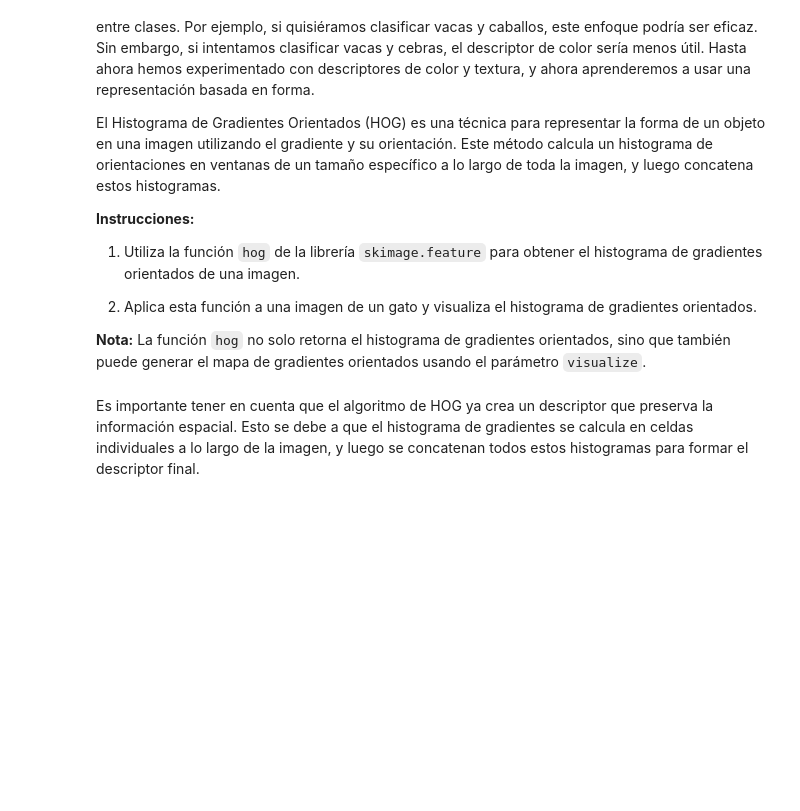
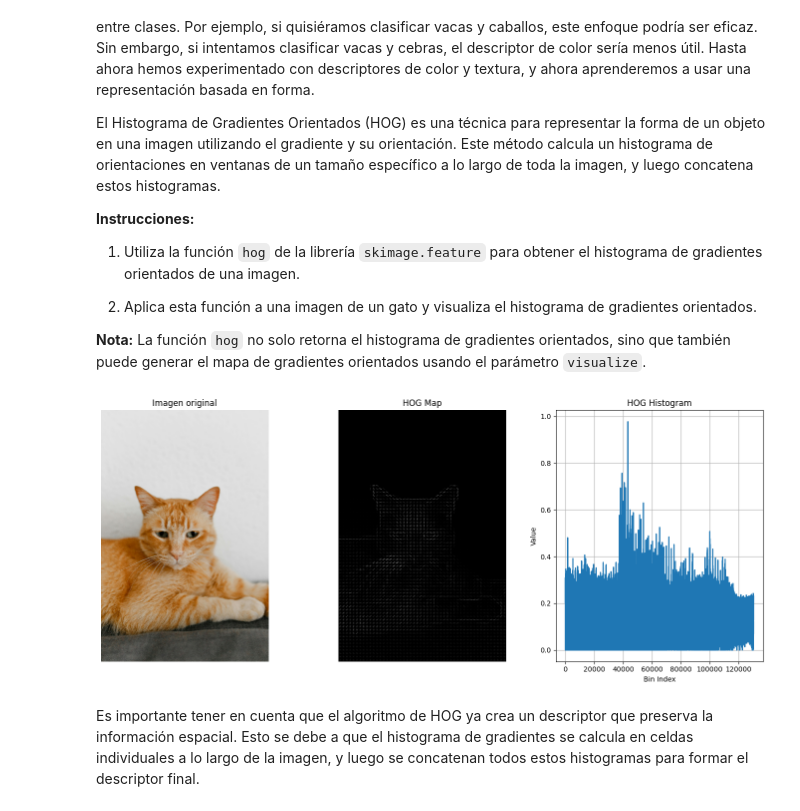
Before and after one commit to JuanFe202122431/Miniproyecto3, a Jupyter notebook: Entrega 3.ipynb, the cells around one changed output. Drawn from its saved outputs; the diff is of its cells as text; code cells hidden in the pictures; blank space fills up the shorter version.

```diff
--- a/Entrega 3.ipynb
+++ b/Entrega 3.ipynb
@@ -336,8 +359,41 @@ El Histograma de Gradientes Orientados (HOG) es una técnica para representar la
 # %%
 hist_hog='' #Histograma de gradientes de la imagen
 hog_map='' #Imagen de mapa de histogramas de gradientes
 # YOUR CODE HERE
-raise NotImplementedError()
+# Cargar imagen
+img = cv2.imread("gato_chill.jpg")
+
+# Preprocesar (cambiar a RGB y redimensionar)
+img = processing(img, (400, 600), "rgb")
+
+
+# Calcular HOG
+hist_hog, hog_map = hog(img,orientations=9,pixels_per_cell=(8, 8),cells_per_block=(2, 2),visualize=True,channel_axis=-1)
+
+# Visualización
+plt.figure(figsize=(14, 6))
+
+plt.subplot(1, 3, 1)
+plt.title("Imagen original")
+plt.imshow(img)
+plt.axis('off')
+
+plt.subplot(1, 3, 2)
+plt.title("HOG Map")
+plt.imshow(hog_map, cmap='gray')
+plt.axis('off')
+
+plt.subplot(1, 3, 3)
+plt.title("HOG Histogram")
+plt.plot(hist_hog)
+plt.xlabel("Bin Index")
+plt.ylabel("Value")
+plt.grid(True)
+
+plt.tight_layout()
+plt.show()
+# %% [output]
+[figure, added]
 # %% [markdown]
 Es importante tener en cuenta que el algoritmo de HOG ya crea un descriptor que preserva la información espacial. Esto se debe a que el histograma de gradientes se calcula en celdas individuales a lo largo de la imagen, y luego se concatenan todos estos histogramas para formar el descriptor final.
 # %% [markdown]
```
Also changed, not shown: parts of 3 cells of this notebook, 1 other file.
